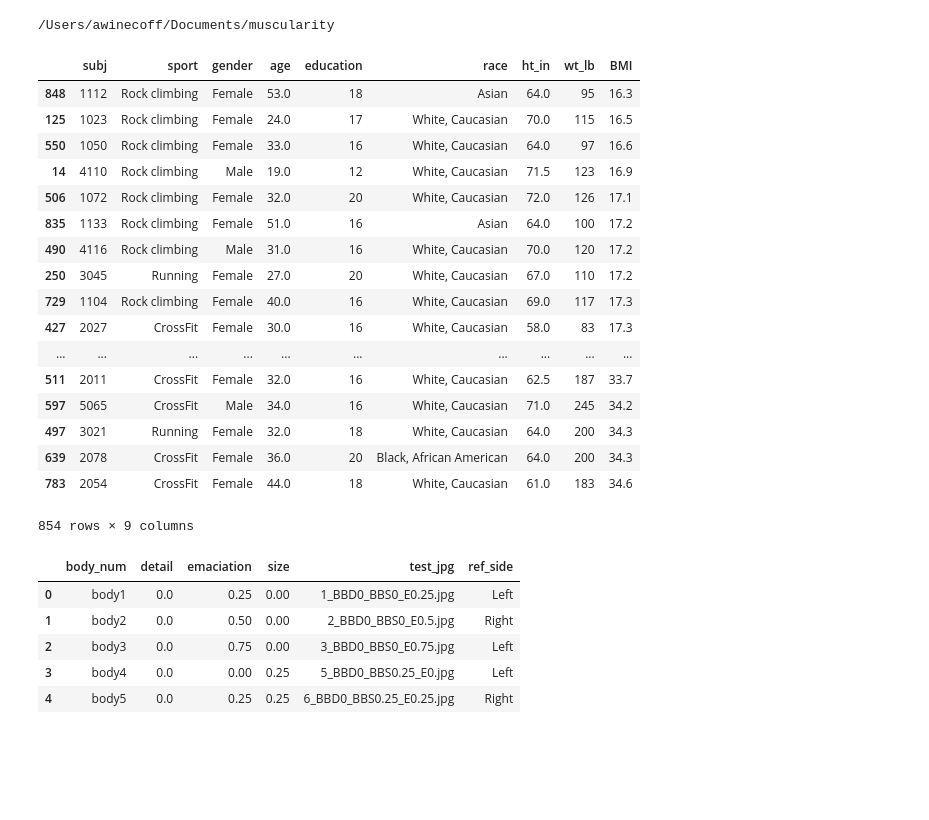
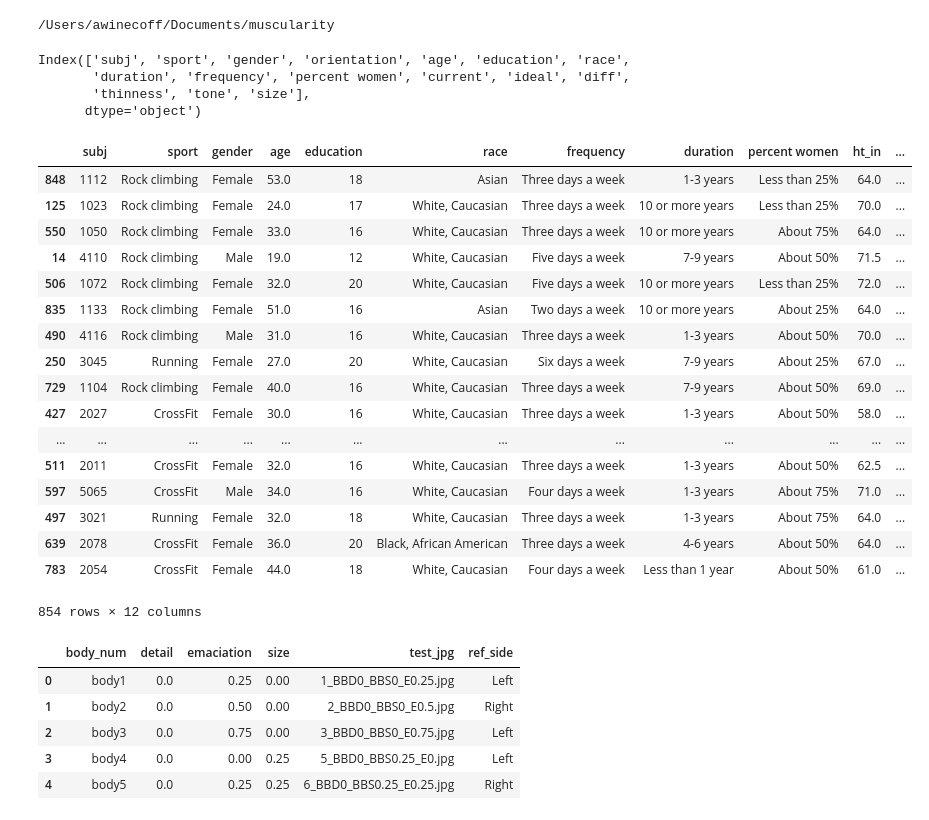
Before and after one commit to amywinecoff/sport-body-project, a Jupyter notebook: analysis.ipynb, the cells around one changed output. Saved outputs shown, nothing was run; the diff lists cells and outputs as text; code cells hidden in the pictures; blank space fills up the shorter version.

```diff
--- a/analysis.ipynb
+++ b/analysis.ipynb
@@ -58,31 +58,38 @@ body_image_values = select_from_table(conn, 'body_image_values')
 demographics = select_from_table(conn, 'demographics')
 
 conn.close()
+# %%
+demographics.columns
+# %% [output]
+Index(['subj', 'sport', 'gender', 'orientation', 'age', 'education', 'race',
+       'duration', 'frequency', 'percent women', 'current', 'ideal', 'diff',
+       'thinness', 'tone', 'size'],
+      dtype='object')
 # %%
-demographics = demographics[['subj', 'sport', 'gender', 'age', 'education', 'race']]
+demographics = demographics[['subj', 'sport', 'gender', 'age', 'education', 'race', 'frequency', 'duration', 'percent women']]
 demographics_plus = pd.merge(demographics, ht_wt_bmi, on='subj', how='left').dropna()
 demographics_plus['BMI'] = pd.to_numeric(demographics_plus['BMI'],errors='coerce').round(1)#round BMI so it can be more easily plotted later
 demographics_plus = demographics_plus[(demographics_plus['BMI'] > 14) & (demographics_plus['BMI'] < 35)]#remove implausible BMI values
 demographics_plus.sort_values('BMI', ascending=True)
 # %% [output]
-|  | subj | sport | gender | age | education | race | ht_in | wt_lb | BMI |
-| 848 | 1112 | Rock climbing | Female | 53.0 | 18 | Asian | 64.0 | 95 | 16.3 |
-| 125 | 1023 | Rock climbing | Female | 24.0 | 17 | White, Caucasian | 70.0 | 115 | 16.5 |
-| 550 | 1050 | Rock climbing | Female | 33.0 | 16 | White, Caucasian | 64.0 | 97 | 16.6 |
-| 14 | 4110 | Rock climbing | Male | 19.0 | 12 | White, Caucasian | 71.5 | 123 | 16.9 |
-| 506 | 1072 | Rock climbing | Female | 32.0 | 20 | White, Caucasian | 72.0 | 126 | 17.1 |
-| 835 | 1133 | Rock climbing | Female | 51.0 | 16 | Asian | 64.0 | 100 | 17.2 |
-| 490 | 4116 | Rock climbing | Male | 31.0 | 16 | White, Caucasian | 70.0 | 120 | 17.2 |
-| 250 | 3045 | Running | Female | 27.0 | 20 | White, Caucasian | 67.0 | 110 | 17.2 |
-| 729 | 1104 | Rock climbing | Female | 40.0 | 16 | White, Caucasian | 69.0 | 117 | 17.3 |
-| 427 | 2027 | CrossFit | Female | 30.0 | 16 | White, Caucasian | 58.0 | 83 | 17.3 |
-| ... | ... | ... | ... | ... | ... | ... | ... | ... | ... |
-| 511 | 2011 | CrossFit | Female | 32.0 | 16 | White, Caucasian | 62.5 | 187 | 33.7 |
-| 597 | 5065 | CrossFit | Male | 34.0 | 16 | White, Caucasian | 71.0 | 245 | 34.2 |
-| 497 | 3021 | Running | Female | 32.0 | 18 | White, Caucasian | 64.0 | 200 | 34.3 |
-| 639 | 2078 | CrossFit | Female | 36.0 | 20 | Black, African American | 64.0 | 200 | 34.3 |
-| 783 | 2054 | CrossFit | Female | 44.0 | 18 | White, Caucasian | 61.0 | 183 | 34.6 |
+|  | subj | sport | gender | age | education | race | frequency | duration | percent women | ht_in | ... |
+| 848 | 1112 | Rock climbing | Female | 53.0 | 18 | Asian | Three days a week | 1-3 years | Less than 25% | 64.0 | ... |
+| 125 | 1023 | Rock climbing | Female | 24.0 | 17 | White, Caucasian | Three days a week | 10 or more years | Less than 25% | 70.0 | ... |
+| 550 | 1050 | Rock climbing | Female | 33.0 | 16 | White, Caucasian | Three days a week | 10 or more years | About 75% | 64.0 | ... |
+| 14 | 4110 | Rock climbing | Male | 19.0 | 12 | White, Caucasian | Five days a week | 7-9 years | About 50% | 71.5 | ... |
+| 506 | 1072 | Rock climbing | Female | 32.0 | 20 | White, Caucasian | Five days a week | 10 or more years | Less than 25% | 72.0 | ... |
+| 835 | 1133 | Rock climbing | Female | 51.0 | 16 | Asian | Two days a week | 10 or more years | About 25% | 64.0 | ... |
+| 490 | 4116 | Rock climbing | Male | 31.0 | 16 | White, Caucasian | Three days a week | 1-3 years | About 50% | 70.0 | ... |
+| 250 | 3045 | Running | Female | 27.0 | 20 | White, Caucasian | Six days a week | 7-9 years | About 25% | 67.0 | ... |
+| 729 | 1104 | Rock climbing | Female | 40.0 | 16 | White, Caucasian | Three days a week | 7-9 years | About 50% | 69.0 | ... |
+| 427 | 2027 | CrossFit | Female | 30.0 | 16 | White, Caucasian | Three days a week | 1-3 years | About 50% | 58.0 | ... |
+| ... | ... | ... | ... | ... | ... | ... | ... | ... | ... | ... | ... |
+| 511 | 2011 | CrossFit | Female | 32.0 | 16 | White, Caucasian | Three days a week | 1-3 years | About 50% | 62.5 | ... |
+| 597 | 5065 | CrossFit | Male | 34.0 | 16 | White, Caucasian | Four days a week | 1-3 years | About 75% | 71.0 | ... |
+| 497 | 3021 | Running | Female | 32.0 | 18 | White, Caucasian | Three days a week | 1-3 years | About 75% | 64.0 | ... |
+| 639 | 2078 | CrossFit | Female | 36.0 | 20 | Black, African American | Three days a week | 4-6 years | About 50% | 64.0 | ... |
+| 783 | 2054 | CrossFit | Female | 44.0 | 18 | White, Caucasian | Four days a week | Less than 1 year | About 50% | 61.0 | ... |
-854 rows × 9 columns
+854 rows × 12 columns
 # %%
 body_decisions_long=pd.melt(body_decisions,id_vars=['subj'],var_name='body_num', value_name='choice').sort_values(['subj'])
 body_decisions_long.head(5)
```
Also changed, not shown: parts of 7 cells of this notebook, 3 other files.
